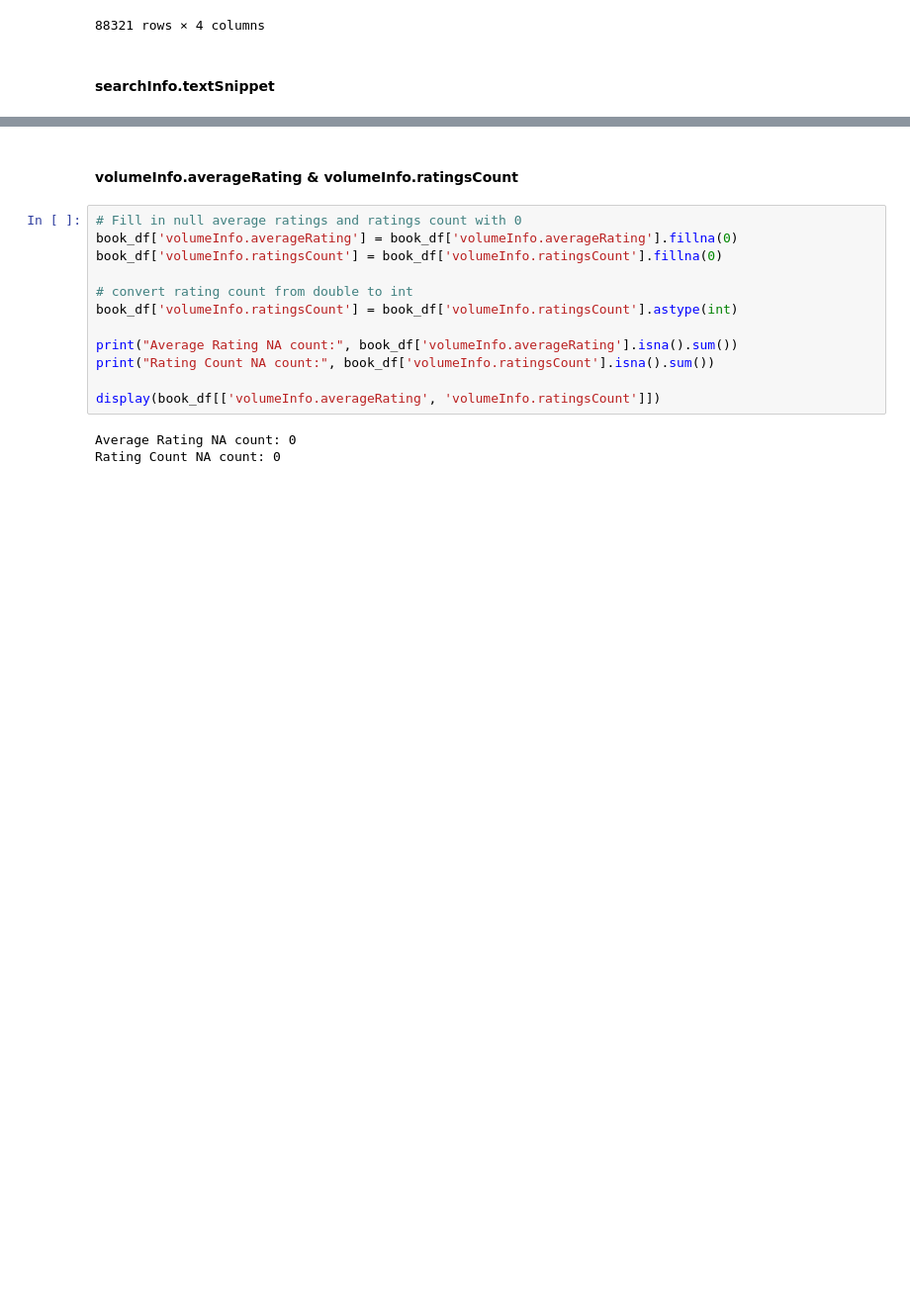
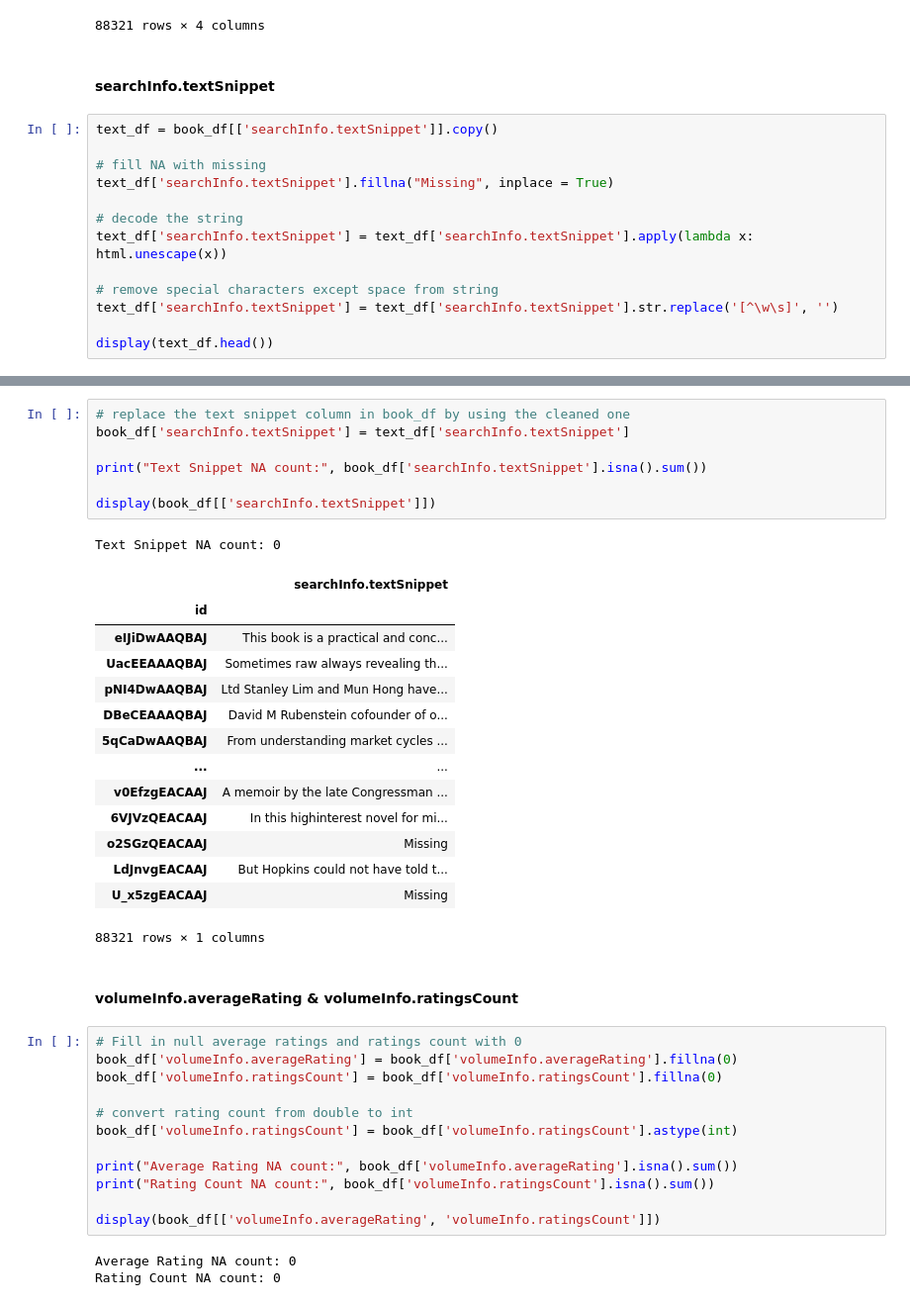
Before and after one commit to hilarylimyuxuan/Book-Recommendation-System, a Jupyter notebook: Book Recommendation System - Google Book.ipynb, the cells around one changed output, grey strips where cells are left out. Shown at 99% size. Drawn from its saved outputs; the diff is of its cells as text; blank space fills up the shorter version.

```diff
--- a/Book Recommendation System - Google Book.ipynb
+++ b/Book Recommendation System - Google Book.ipynb
@@ -861,3 +848,16 @@ List Price NA count: 0
 88321 rows × 4 columns
 # %% [markdown]
 #### searchInfo.textSnippet
+# %%
+text_df = book_df[['searchInfo.textSnippet']].copy()
+
+# fill NA with missing
+text_df['searchInfo.textSnippet'].fillna("Missing", inplace = True)
+
+# decode the string
+text_df['searchInfo.textSnippet'] = text_df['searchInfo.textSnippet'].apply(lambda x: html.unescape(x))
+
+# remove special characters except space from string
+text_df['searchInfo.textSnippet'] = text_df['searchInfo.textSnippet'].str.replace('[^\w\s]', '')
+
+display(text_df.head())
@@ -864,3 +872,26 @@ List Price NA count: 0
+# %%
+# replace the text snippet column in book_df by using the cleaned one
+book_df['searchInfo.textSnippet'] = text_df['searchInfo.textSnippet']
+
+print("Text Snippet NA count:", book_df['searchInfo.textSnippet'].isna().sum())
+
+display(book_df[['searchInfo.textSnippet']])
+# %% [output]
+Text Snippet NA count: 0
+|  | searchInfo.textSnippet |
+| id |  |
+| eIJiDwAAQBAJ | This book is a practical and conc... |
+| UacEEAAAQBAJ | Sometimes raw always revealing th... |
+| pNI4DwAAQBAJ | Ltd Stanley Lim and Mun Hong have... |
+| DBeCEAAAQBAJ | David M Rubenstein cofounder of o... |
+| 5qCaDwAAQBAJ | From understanding market cycles ... |
+| ... | ... |
+| v0EfzgEACAAJ | A memoir by the late Congressman ... |
+| 6VJVzQEACAAJ | In this highinterest novel for mi... |
+| o2SGzQEACAAJ | Missing |
+| LdJnvgEACAAJ | But Hopkins could not have told t... |
+| U_x5zgEACAAJ | Missing |
+88321 rows × 1 columns
 # %% [markdown]
 #### volumeInfo.averageRating & volumeInfo.ratingsCount
 # %%
```
Also changed, not shown: parts of 7 cells of this notebook.
